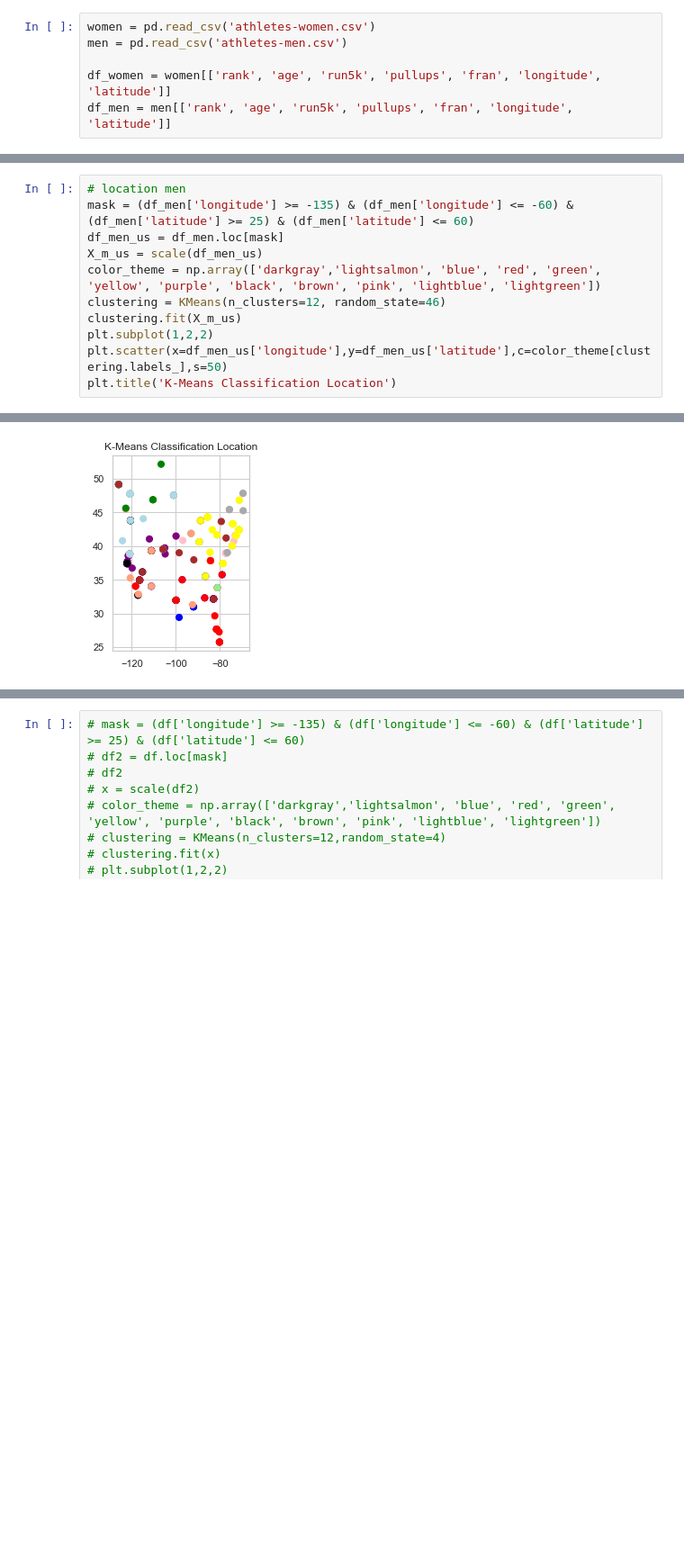
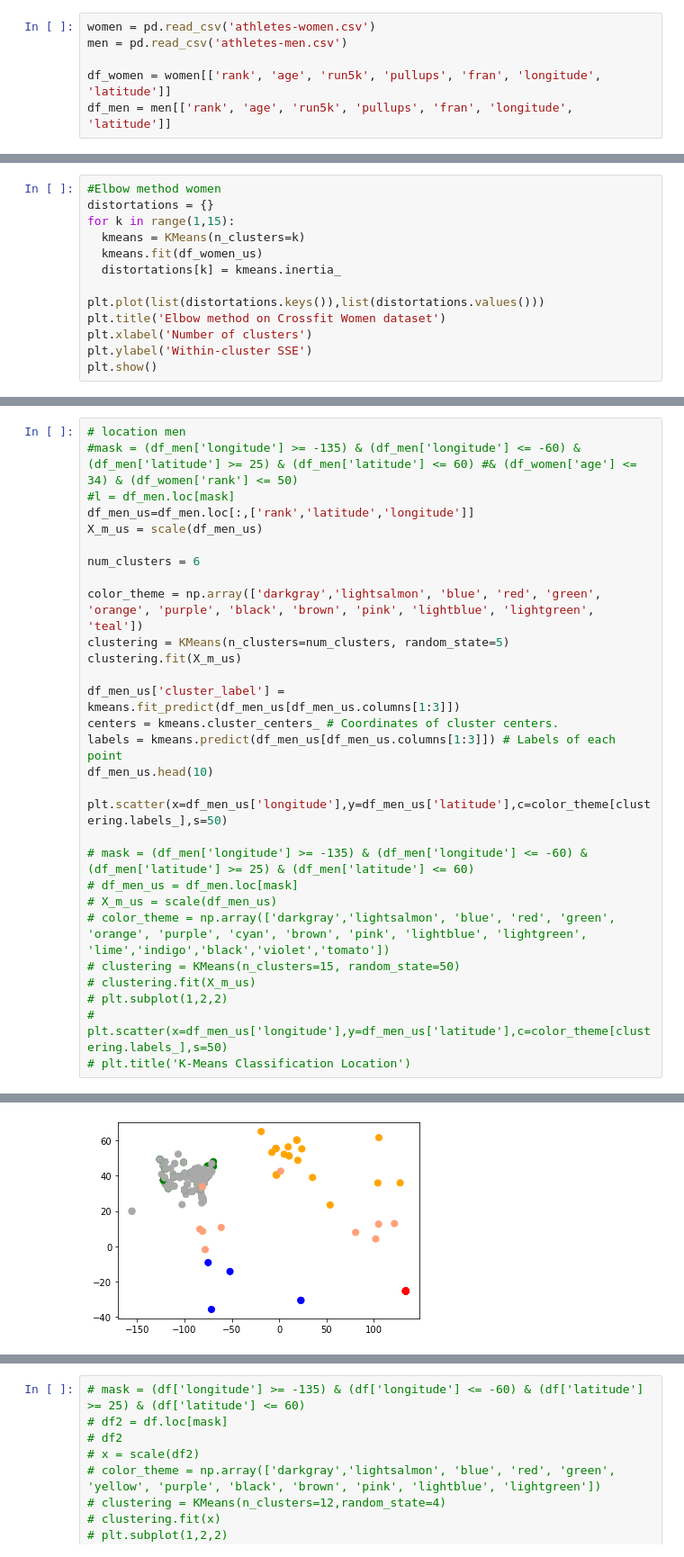
Before and after one commit to allisontao/crossfit-games-analysis, a Jupyter notebook: clustering.ipynb, the cells around one changed output, grey strips where cells are left out. Shown at 90% size. Drawn from its saved outputs; the diff is of its cells as text; blank space fills up the shorter version.

```diff
--- a/clustering.ipynb
+++ b/clustering.ipynb
@@ -35,0 +85,13 @@ Text(0.5, 1.0, 'K-Means Classification Location')
+# %%
+#Elbow method women
+distortations = {}
+for k in range(1,15):
+  kmeans = KMeans(n_clusters=k)
+  kmeans.fit(df_women_us)
+  distortations[k] = kmeans.inertia_
+
+plt.plot(list(distortations.keys()),list(distortations.values()))
+plt.title('Elbow method on Crossfit Women dataset')
+plt.xlabel('Number of clusters')
+plt.ylabel('Within-cluster SSE')
+plt.show()
@@ -36,12 +100,30 @@ Text(0.5, 1.0, 'K-Means Classification Location')
 # %%
 # location men
-mask = (df_men['longitude'] >= -135) & (df_men['longitude'] <= -60) & (df_men['latitude'] >= 25) & (df_men['latitude'] <= 60)
-df_men_us = df_men.loc[mask]
+#mask = (df_men['longitude'] >= -135) & (df_men['longitude'] <= -60) & (df_men['latitude'] >= 25) & (df_men['latitude'] <= 60) #& (df_women['age'] <= 34) & (df_women['rank'] <= 50)
+#l = df_men.loc[mask]
+df_men_us=df_men.loc[:,['rank','latitude','longitude']]
 X_m_us = scale(df_men_us)
-color_theme = np.array(['darkgray','lightsalmon', 'blue', 'red', 'green', 'yellow', 'purple', 'black', 'brown', 'pink', 'lightblue', 'lightgreen'])
-clustering = KMeans(n_clusters=12, random_state=46)
+
+num_clusters = 6
+
+color_theme = np.array(['darkgray','lightsalmon', 'blue', 'red', 'green', 'orange', 'purple', 'black', 'brown', 'pink', 'lightblue', 'lightgreen', 'teal'])
+clustering = KMeans(n_clusters=num_clusters, random_state=5)
 clustering.fit(X_m_us)
-plt.subplot(1,2,2)
+
+df_men_us['cluster_label'] = kmeans.fit_predict(df_men_us[df_men_us.columns[1:3]])
+centers = kmeans.cluster_centers_ # Coordinates of cluster centers.
+labels = kmeans.predict(df_men_us[df_men_us.columns[1:3]]) # Labels of each point
+df_men_us.head(10)
+
 plt.scatter(x=df_men_us['longitude'],y=df_men_us['latitude'],c=color_theme[clustering.labels_],s=50)
-plt.title('K-Means Classification Location')
+
+# mask = (df_men['longitude'] >= -135) & (df_men['longitude'] <= -60) & (df_men['latitude'] >= 25) & (df_men['latitude'] <= 60)
+# df_men_us = df_men.loc[mask]
+# X_m_us = scale(df_men_us)
+# color_theme = np.array(['darkgray','lightsalmon', 'blue', 'red', 'green', 'orange', 'purple', 'cyan', 'brown', 'pink', 'lightblue', 'lightgreen', 'lime','indigo','black','violet','tomato'])
+# clustering = KMeans(n_clusters=15, random_state=50)
+# clustering.fit(X_m_us)
+# plt.subplot(1,2,2)
+# plt.scatter(x=df_men_us['longitude'],y=df_men_us['latitude'],c=color_theme[clustering.labels_],s=50)
+# plt.title('K-Means Classification Location')
 # %% [output]
@@ -49 +131 @@ Text(0.5, 1.0, 'K-Means Classification Location')
-[figure, old version]
+[figure, new version]
```
Also changed, not shown: parts of 9 cells of this notebook, 1 other file.
